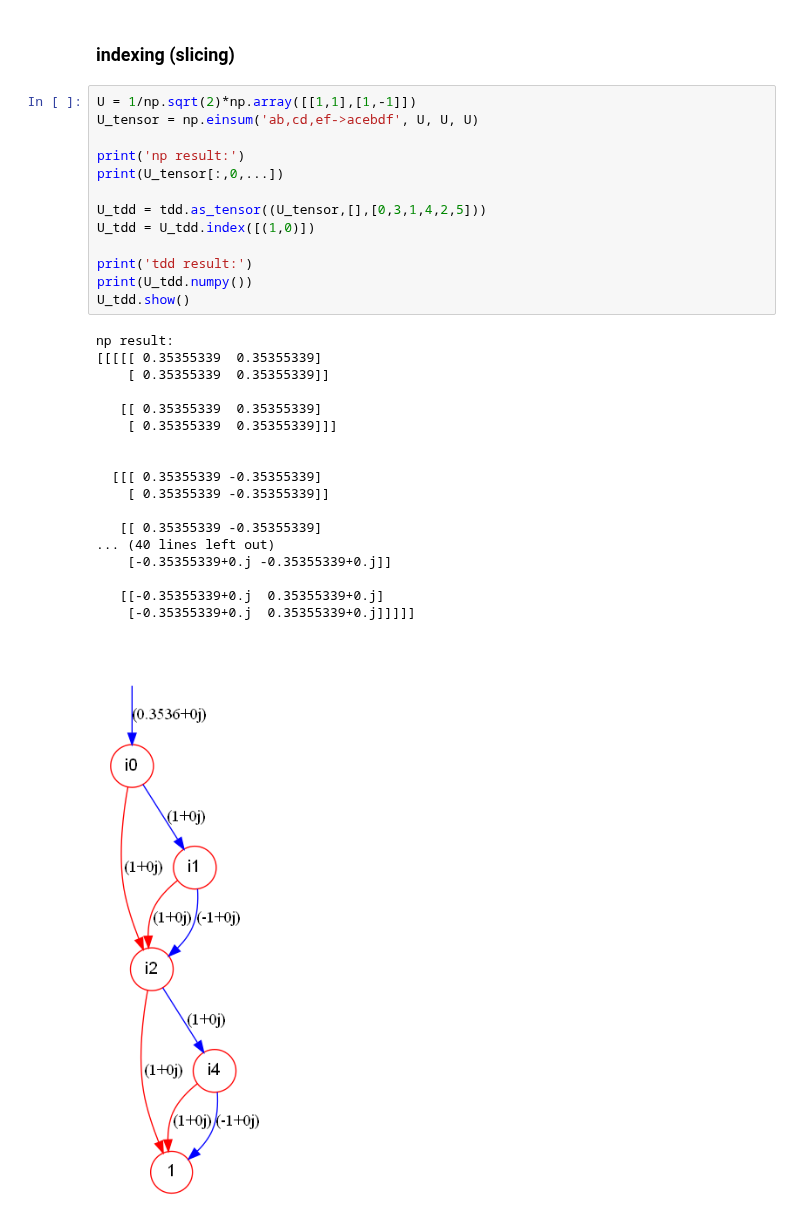
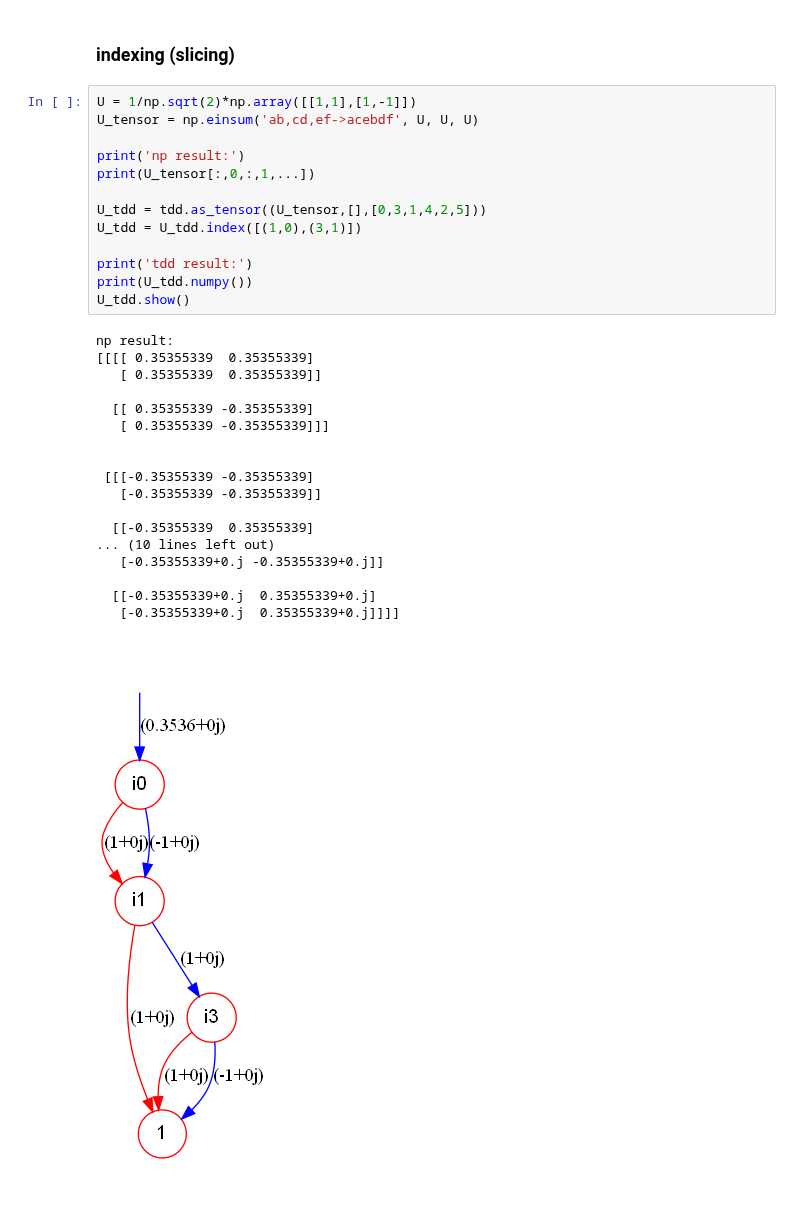
Before and after one commit to TddPy/TDDPy, a Jupyter notebook: example.ipynb, the cells around one changed output. Drawn from its saved outputs; the diff is of its cells as text.

Commit message:
(bug fix) tdd.tensordot index bug fixed

```diff
--- a/Test.ipynb
+++ b/example.ipynb
@@ -163,32 +161,32 @@ U_tdd.show(full_output=True)
 # %%
 U = 1/np.sqrt(2)*np.array([[1,1],[1,-1]])
 U_tensor = np.einsum('ab,cd,ef->acebdf', U, U, U)
 
 print('np result:')
-print(U_tensor[:,0,...])
+print(U_tensor[:,0,:,1,...])
 
 U_tdd = tdd.as_tensor((U_tensor,[],[0,3,1,4,2,5]))
-U_tdd = U_tdd.index([(1,0)])
+U_tdd = U_tdd.index([(1,0),(3,1)])
 
 print('tdd result:')
 print(U_tdd.numpy())
 U_tdd.show()
 # %% [output]
 np result:
-[[[[[ 0.35355339  0.35355339]
-    [ 0.35355339  0.35355339]]
+[[[[ 0.35355339  0.35355339]
+   [ 0.35355339  0.35355339]]
 
-   [[ 0.35355339  0.35355339]
-    [ 0.35355339  0.35355339]]]
+  [[ 0.35355339 -0.35355339]
+   [ 0.35355339 -0.35355339]]]
 
 
-  [[[ 0.35355339 -0.35355339]
-    [ 0.35355339 -0.35355339]]
+ [[[-0.35355339 -0.35355339]
+   [-0.35355339 -0.35355339]]
 
-   [[ 0.35355339 -0.35355339]
-... (40 lines left out)
-    [-0.35355339+0.j -0.35355339+0.j]]
+  [[-0.35355339  0.35355339]
+... (10 lines left out)
+   [-0.35355339+0.j -0.35355339+0.j]]
 
-   [[-0.35355339+0.j  0.35355339+0.j]
-    [-0.35355339+0.j  0.35355339+0.j]]]]]
+  [[-0.35355339+0.j  0.35355339+0.j]
+   [-0.35355339+0.j  0.35355339+0.j]]]]
-[figure, old version]
+[figure, new version]
```
Also changed, not shown: parts of 6 cells of this notebook, 2 other files.
